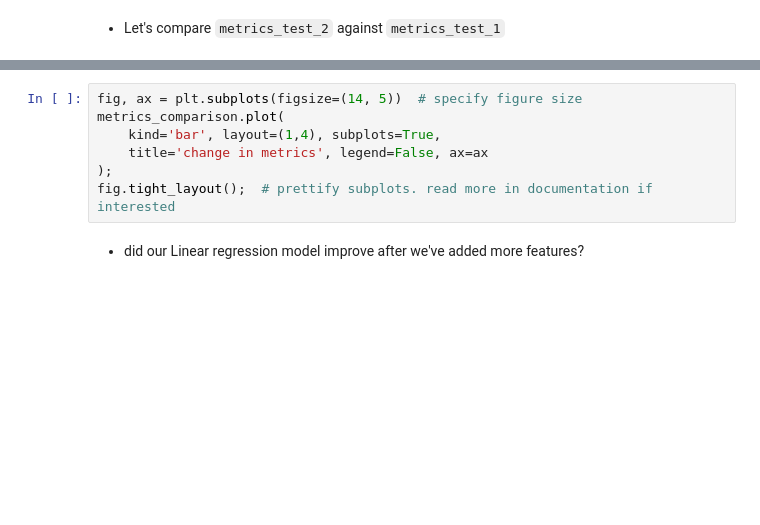
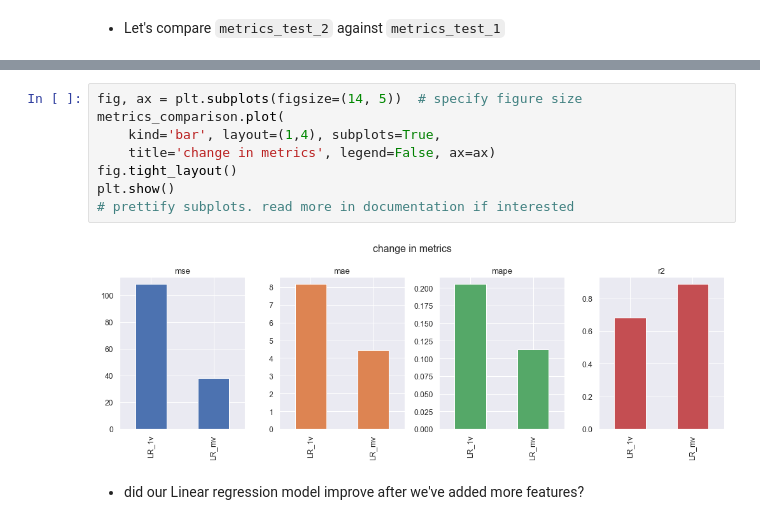
Before and after one commit to al-ensign/ml-introduction, a Jupyter notebook: 02_Linear_Regression/linear_regression.ipynb, the cells around one changed output, grey strips where cells are left out. Cells and saved outputs as stored; diff of their text form; blank space fills up the shorter version.

```diff
--- a/02_Linear_Regression/linear_regression.ipynb
+++ b/02_Linear_Regression/linear_regression.ipynb
@@ -831,10 +871,13 @@ metrics_comparison
 # %%
 fig, ax = plt.subplots(figsize=(14, 5))  # specify figure size
 metrics_comparison.plot(
     kind='bar', layout=(1,4), subplots=True,
-    title='change in metrics', legend=False, ax=ax
-);
-fig.tight_layout();  # prettify subplots. read more in documentation if interested
+    title='change in metrics', legend=False, ax=ax)
+fig.tight_layout()
+plt.show()
+# prettify subplots. read more in documentation if interested
+# %% [output]
+[figure, added]
 # %% [markdown]
 * did our Linear regression model improve after we've added more features?
 # %% [markdown]
```
Also changed, not shown: parts of 21 cells of this notebook.
